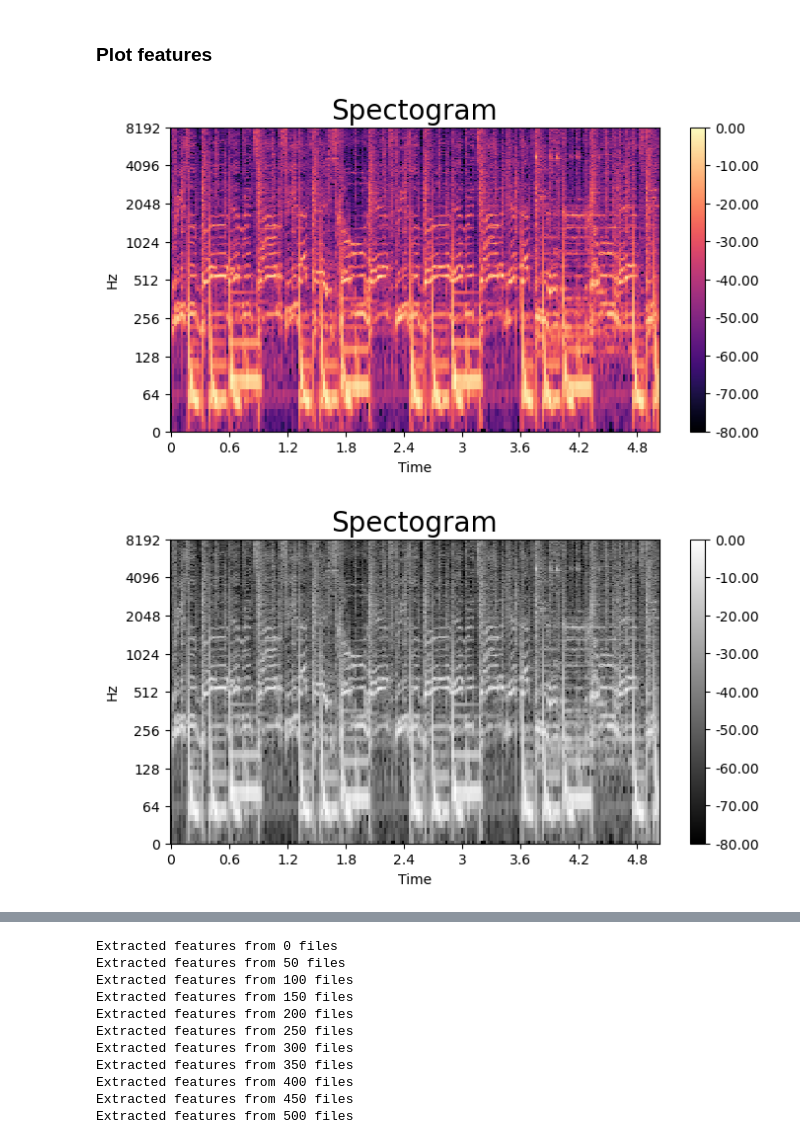
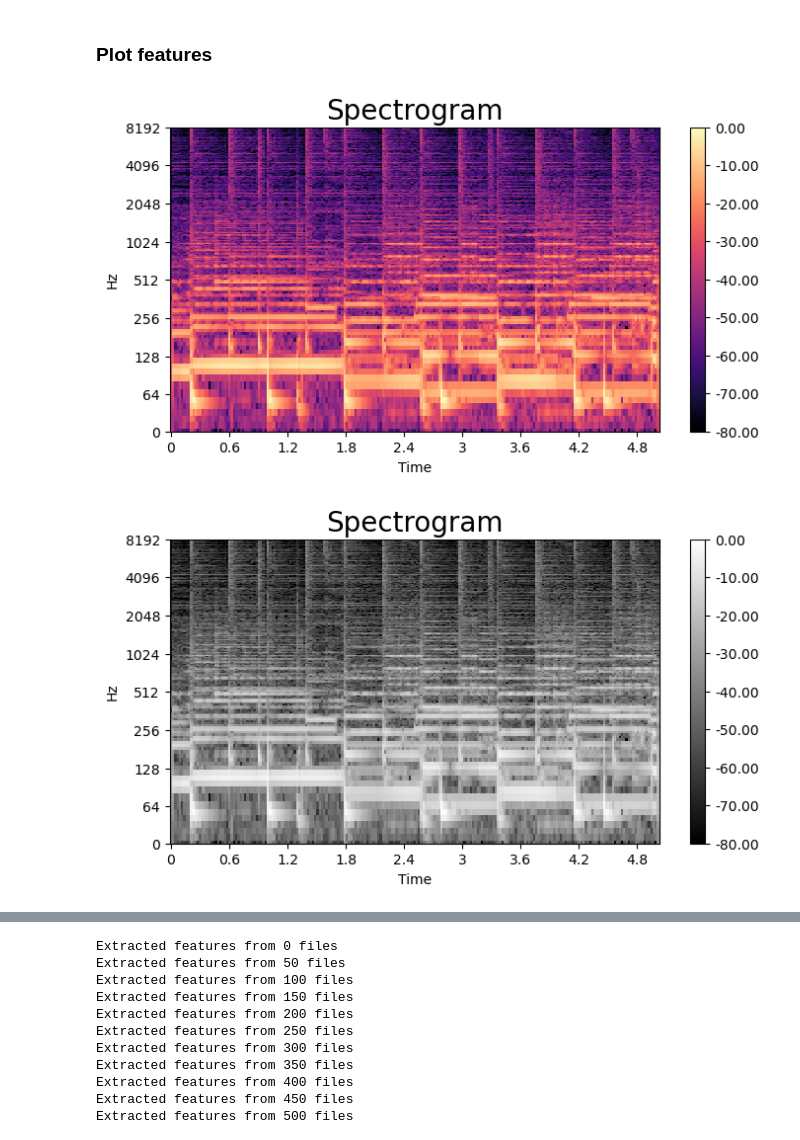
Before and after one commit to C7A7A/audio_clustering_autoencoder, a Jupyter notebook: notebooks/extract_features.ipynb, the cells around one changed output, grey strips where cells are left out. Cells and saved outputs as stored; diff of their text form; code cells hidden in the pictures.

```diff
--- a/notebooks/extract_features.ipynb
+++ b/notebooks/extract_features.ipynb
@@ -43,8 +46,6 @@ print(f"matplotlib backend: {matplotlib.rcParams['backend']}")
 
 color_pal = plt.rcParams["axes.prop_cycle"].by_key()["color"]
 color_cycle = cycle(plt.rcParams["axes.prop_cycle"].by_key()["color"])
-
-AUDIO_ID = 999
 # %% [output]
 Interactive mode: False
 matplotlib backend: module://matplotlib_inline.backend_inline
@@ -125,19 +125,19 @@ def get_mean_spectral_roll_off(y, sr):
     maen_spectral_roll_off = "{:.3f}".format(np.mean(librosa.feature.spectral_rolloff(y=y, sr=sr)))
     return maen_spectral_roll_off
 # %%
-# === SPECTOGRAM ===
-def get_spectogram(y):
+# === SPECTROGRAM ===
+def get_spectrogram(y):
     # hop_length = win_length / 2 = n_fft / 2 = 2048 / 2
     D = librosa.stft(y, hop_length=2048 // 2)
-    dB_scaled_spectogram = librosa.amplitude_to_db(np.abs(D), ref=np.max)
-    return dB_scaled_spectogram
+    dB_scaled_spectrogram = librosa.amplitude_to_db(np.abs(D), ref=np.max)
+    return dB_scaled_spectrogram
 
 
-def get_spectogram_img(spectogram, sr, ax, grayscale=True):
+def get_spectrogram_img(spectrogram, sr, ax, grayscale=True):
     cmap = 'gray' if grayscale else 'magma'
 
     return librosa.display.specshow(
-        spectogram,
+        spectrogram,
         sr=sr,
         x_axis='time',
         y_axis='log',
@@ -146,31 +146,31 @@ def get_spectogram_img(spectogram, sr, ax, grayscale=True):
     )
 
 
-def plot_spectogram(spectogram, sr, grayscale=True):
+def plot_spectrogram(spectrogram, sr, grayscale=True):
     fig, ax = plt.subplots(figsize=FIG_SIZE)
-    img = get_spectogram_img(spectogram, sr, ax, grayscale)
-    ax.set_title('Spectogram', fontsize=20)
+    img = get_spectrogram_img(spectrogram, sr, ax, grayscale)
+    ax.set_title('Spectrogram', fontsize=20)
     ax.set_ylim(0, MAX_FREQ)
     fig.colorbar(img, ax=ax, format=f'%0.2f')
     return fig
 
-# === MEL SPECTOGRAM ===
-def get_mel_spectogram(y, sr):
+# === MEL spectrogram ===
+def get_mel_spectrogram(y, sr):
     S = librosa.feature.melspectrogram(
         y=y,
         sr=sr,
         n_mels=128,
         hop_length=2048 // 2
     )
-    dB_scaled_spectogram_mel = librosa.power_to_db(S, ref=np.max)
-    return dB_scaled_spectogram_mel
+    dB_scaled_spectrogram_mel = librosa.power_to_db(S, ref=np.max)
+    return dB_scaled_spectrogram_mel
 
 
-def get_mel_spectogram_img(mel_spectogram, sr, ax, grayscale=True):
+def get_mel_spectrogram_img(mel_spectrogram, sr, ax, grayscale=True):
     cmap = 'gray' if grayscale else 'magma'
 
     return librosa.display.specshow(
-        mel_spectogram,
+        mel_spectrogram,
         sr=sr,
         x_axis='time',
         y_axis='mel',
@@ -178,10 +178,10 @@ def get_mel_spectogram_img(mel_spectogram, sr, ax, grayscale=True):
         cmap=cmap
     )
 
-def plot_mel_spectogram(mel_spectogram, sr, grayscale=True):
+def plot_mel_spectrogram(mel_spectrogram, sr, grayscale=True):
     fig, ax = plt.subplots(figsize=FIG_SIZE)
-    img = get_mel_spectogram_img(mel_spectogram, sr, ax, grayscale)
-    ax.set_title('Mel Spectogram', fontsize=20)
+    img = get_mel_spectrogram_img(mel_spectrogram, sr, ax, grayscale)
+    ax.set_title('Mel Spectrogram', fontsize=20)
     ax.set_ylim(0, MAX_FREQ)
     fig.colorbar(img, ax=ax, format='%0.2f')
     return fig
@@ -296,11 +316,11 @@ def save_numpy_array(array, output_file):
 # %% [markdown]
 ### Plot features
 # %%
-spectogram = get_spectogram(y)
-figure = plot_spectogram(spectogram, sr, grayscale=False)
-figure = plot_spectogram(spectogram, sr)
+spectrogram = get_spectrogram(y)
+figure = plot_spectrogram(spectrogram, sr, grayscale=False)
+figure = plot_spectrogram(spectrogram, sr)
 plt.show()
 # %% [output]
-[figure, old version]
+[figure, new version]
-[figure, old version]
+[figure, new version]
 # %%
```
Also changed, not shown: parts of 11 cells of this notebook, 1 other file.
